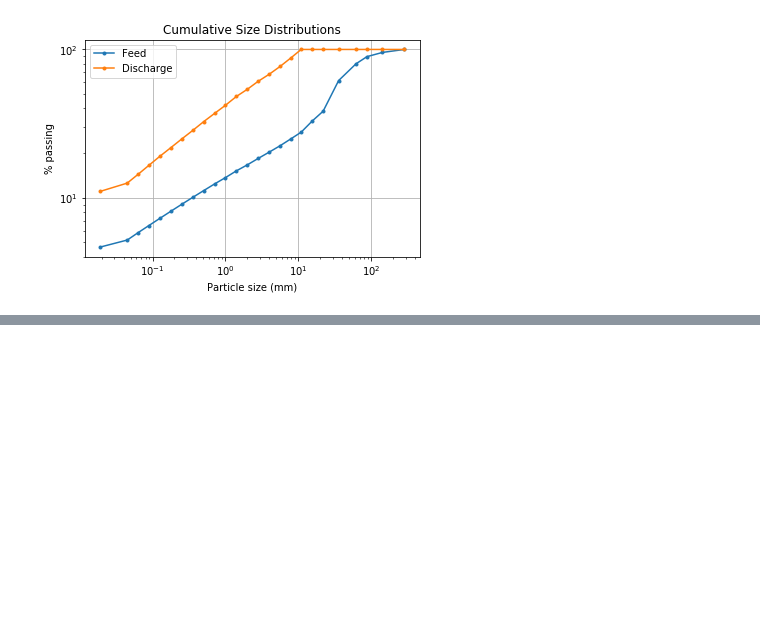
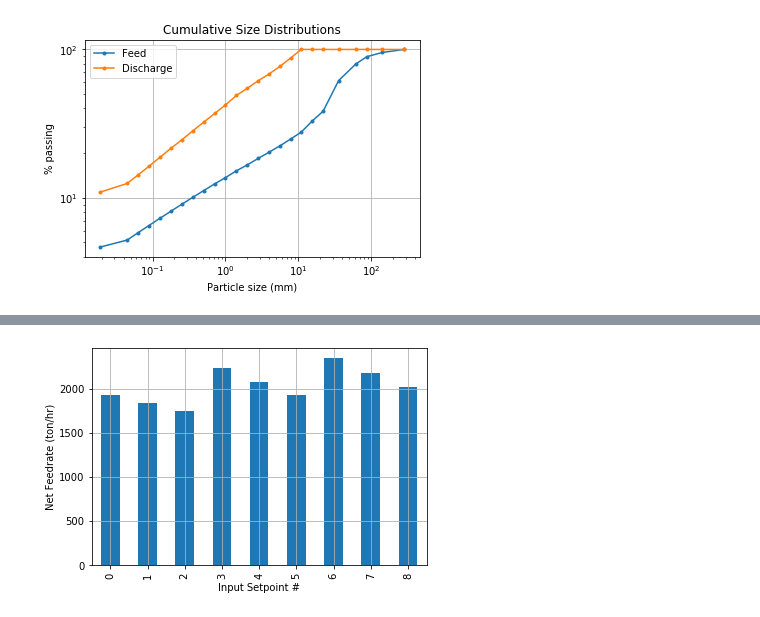
Before and after one commit to billtubbs/mech-575, a Jupyter notebook: code/python/project-grinding-dynamic-simulation-model.ipynb, the cells around one changed output, grey strips where cells are left out. Cells and saved outputs as stored; diff of their text form; code cells hidden in the pictures; blank space fills up the shorter version.

```diff
--- a/code/python/project-grinding-dynamic-simulation-model.ipynb
+++ b/code/python/project-grinding-dynamic-simulation-model.ipynb
@@ -1466,0 +1525,33 @@ plt.show()
+# %%
+# These are the feedrates in the steady-state model
+# (for reference only - they will be different in the
+# variable rates model)
+#feed_rates = {}
+#for i, setpoint in input_setpoints.iterrows():
+#    model.speed_pct = setpoint['Speed (%)']
+#    model.charge_filling_pct = setpoint['Load (%)']
+#    model.set_initial_conditions()
+#    model.solve_steady_state()
+#    flow_rates = model.calculate_flow_rates()
+#    feed_rates[i] = flow_rates['Net Feedrate (ton/hr)']
+
+feed_rates = {
+ 0: 1927.6240215069529,
+ 1: 1838.0022356407678,
+ 2: 1746.5522281054634,
+ 3: 2228.8129766624306,
+ 4: 2078.217505266226,
+ 5: 1927.6220338703736,
+ 6: 2340.992959704032,
+ 7: 2178.424004169066,
+ 8: 2015.855048634019
+}
+feed_rates = pd.Series(throughputs, name='Net Feedrate (ton/hr)')
+# %%
+feed_rates.plot.bar()
+plt.xlabel('Input Setpoint #')
+plt.ylabel(feed_rates.name)
+plt.grid()
+plt.show()
+# %% [output]
+[figure, added]
```
Also changed, not shown: parts of 14 cells of this notebook.
